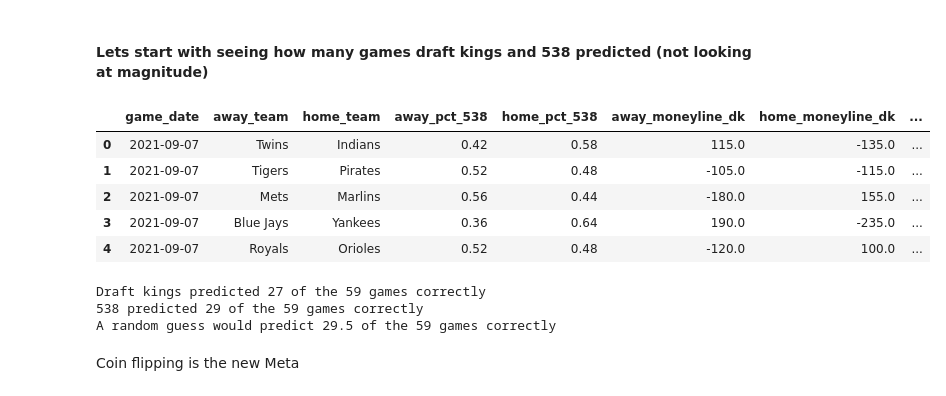
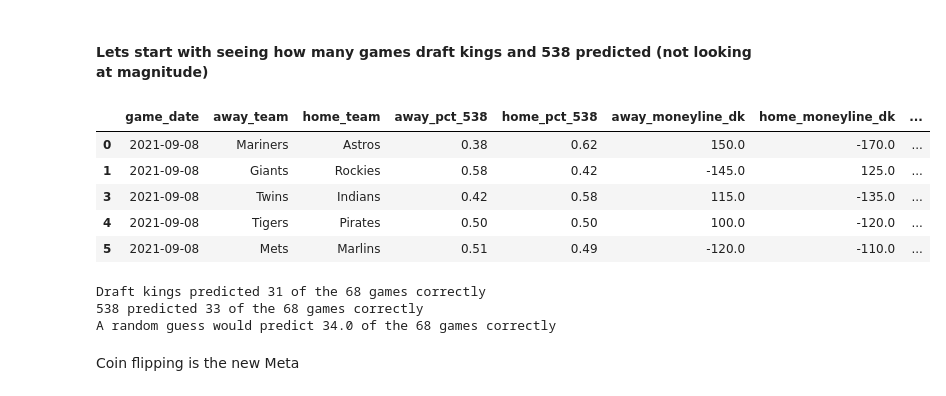
Before and after one commit to aarbisman/leveraging_538_for_betting, a Jupyter notebook: backtest.ipynb, the cells around one changed output. Saved outputs shown, nothing was run; the diff lists cells and outputs as text; code cells hidden in the pictures.

```diff
--- a/backtest.ipynb
+++ b/backtest.ipynb
@@ -41,0 +63,12 @@ past_games_scores.head()
+# %%
+## for every day where we have 538 percentage and DraftKing moneyline data:
+past_games_scores_list = []
+for date in past_games.game_date.unique():
+
+    ## We get the scores for the day
+    scores = get_scores(date)
+    past_games_scores_list = past_games_scores_list + scores
+
+## and turn it into a dataframe
+past_games_scores = pd.DataFrame(past_games_scores_list,columns=["game_date","away_team","home_team","away_score","home_score"])
+past_games_scores.head()
@@ -44,7 +84,7 @@ past_games_scores.head()
 df = pd.merge(past_games, past_games_scores,
                   how='right',
                   left_on=['game_date','away_team', 'home_team'],
-                  right_on = ['Date','Away team', 'home team'])
+                  right_on = ['game_date','away_team', 'home_team'])
 
 df = df.dropna()
 # %% [markdown]
@@ -81,10 +121,10 @@ def asses_predictions_538(row):
         predicted_winner = 'home'
 
     ## and get the actual winner of that game
-    if int(row["away score"]) > int(row["home score"]):
+    if int(row["away_score"]) > int(row["home_score"]):
         actual_winner = 'away'
 
-    elif int(row["away score"]) < int(row["home score"]):
+    elif int(row["away_score"]) < int(row["home_score"]):
         actual_winner = 'home'
 
     ## and check to see if 538 is correct
@@ -102,50 +142,50 @@ def asses_predictions_dk(row):
     ## we convert our moneylines into percentages
     away_pct = get_pct_from_moneyline(row.away_moneyline_dk)
     home_pct = get_pct_from_moneyline(row.home_moneyline_dk)
 
     ## we find which team DraftKings predicted to win
     if away_pct > home_pct:
         predicted_winner = 'away'
 
     if away_pct < home_pct:
         predicted_winner = 'home'
 
     ## and get the actual winner of that game
-    if int(row["away score"]) > int(row["home score"]):
+    if int(row["away_score"]) > int(row["home_score"]):
         actual_winner = 'away'
 
     ## and check to see if DraftKings is correct
-    elif int(row["away score"]) < int(row["home score"]):
+    elif int(row["away_score"]) < int(row["home_score"]):
         actual_winner = 'home'
 
     if predicted_winner == actual_winner:
         return(1)
 
     elif predicted_winner != actual_winner:
         return(0)
 
 
 df['538_correct'] = df.apply(asses_predictions_538, axis = 1)
 df['dk_correct'] = df.apply(asses_predictions_dk, axis = 1)
 
 df.head()
 # %% [output]
 |  | game_date | away_team | home_team | away_pct_538 | home_pct_538 | away_moneyline_dk | home_moneyline_dk | ... |
-| 0 | 2021-09-07 | Twins | Indians | 0.42 | 0.58 | 115.0 | -135.0 | ... |
-| 1 | 2021-09-07 | Tigers | Pirates | 0.52 | 0.48 | -105.0 | -115.0 | ... |
-| 2 | 2021-09-07 | Mets | Marlins | 0.56 | 0.44 | -180.0 | 155.0 | ... |
-| 3 | 2021-09-07 | Blue Jays | Yankees | 0.36 | 0.64 | 190.0 | -235.0 | ... |
-| 4 | 2021-09-07 | Royals | Orioles | 0.52 | 0.48 | -120.0 | 100.0 | ... |
+| 0 | 2021-09-08 | Mariners | Astros | 0.38 | 0.62 | 150.0 | -170.0 | ... |
+| 1 | 2021-09-08 | Giants | Rockies | 0.58 | 0.42 | -145.0 | 125.0 | ... |
+| 3 | 2021-09-08 | Twins | Indians | 0.42 | 0.58 | 115.0 | -135.0 | ... |
+| 4 | 2021-09-08 | Tigers | Pirates | 0.50 | 0.50 | 100.0 | -120.0 | ... |
+| 5 | 2021-09-08 | Mets | Marlins | 0.51 | 0.49 | -120.0 | -110.0 | ... |
 # %%
-print( "Draft kings predicted", df["dk_correct"].sum(), "of the 59 games correctly")
+print( "Draft kings predicted", df["dk_correct"].sum(), "of the", len(df), "games correctly")
 
-print( "538 predicted", df["538_correct"].sum(), "of the 59 games correctly")
+print( "538 predicted", df["538_correct"].sum(), "of the", len(df), "games correctly")
 
-print( "A random guess would predict", 59/2, "of the 59 games correctly")
+print( "A random guess would predict", len(df)/2, "of the", len(df), "games correctly")
 # %% [output]
-Draft kings predicted 27 of the 59 games correctly
-538 predicted 29 of the 59 games correctly
-A random guess would predict 29.5 of the 59 games correctly
+Draft kings predicted 31 of the 68 games correctly
+538 predicted 33 of the 68 games correctly
+A random guess would predict 34.0 of the 68 games correctly
 # %% [markdown]
 Coin flipping is the new Meta
 # %% [markdown]
```
Also changed, not shown: parts of 10 cells of this notebook.
